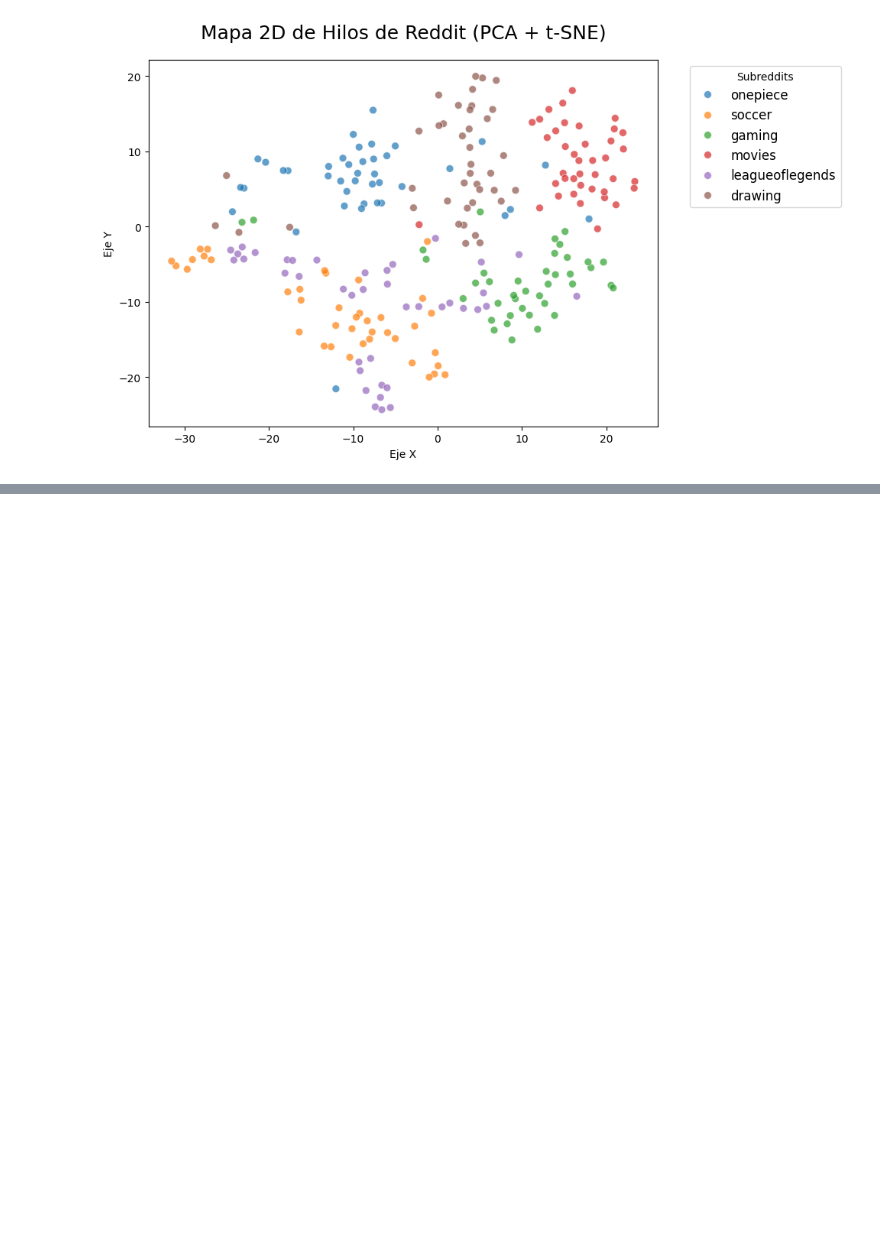
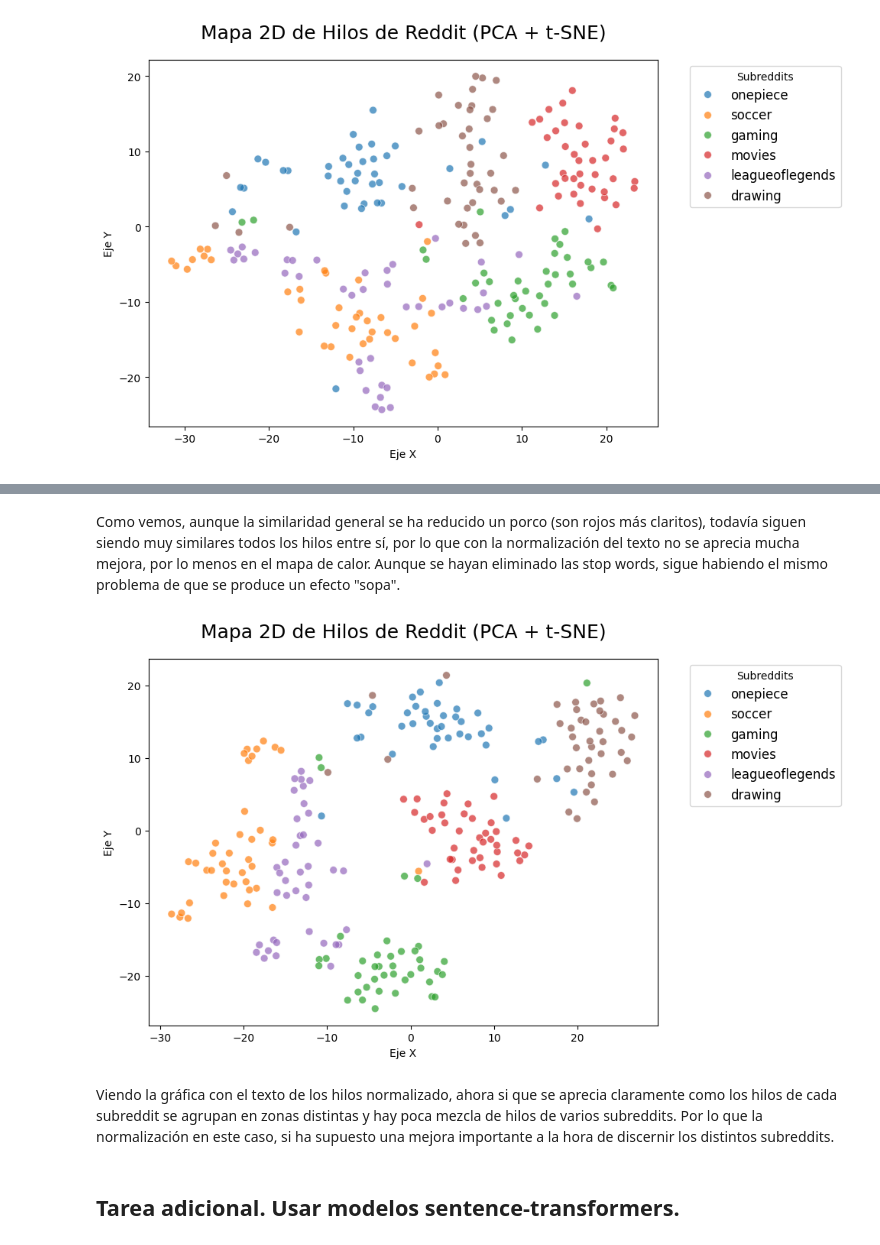
Before and after one commit to mario-mellinasn-um-es/PLN-entregable, a Jupyter notebook: apartado3.ipynb, the cells around one changed output, grey strips where cells are left out. Saved outputs shown, nothing was run; the diff lists cells and outputs as text; code cells hidden in the pictures; blank space fills up the shorter version.

Commit message:
Tarea base apartado 3 hecha

```diff
--- a/apartado3.ipynb
+++ b/apartado3.ipynb
@@ -209,0 +337,50 @@ plt.show()
+# %% [markdown]
+Como vemos, aunque la similaridad general se ha reducido un porco (son rojos más claritos), todavía siguen siendo muy similares todos los hilos entre sí, por lo que con la normalización del texto no se aprecia mucha mejora, por lo menos en el mapa de calor. Aunque se hayan eliminado las stop words, sigue habiendo el mismo problema de que se produce un efecto "sopa".
+# %%
+matriz_embeddings = np.vstack(df['sentence_embeddings_norm'].values)
+
+# Guardamos la lista de a qué subreddit pertenece cada fila
+etiquetas = df['subreddit'].values
+
+# Primero reducimos la dimensionalidad a 50 con PCA
+pca = PCA(n_components=50, random_state=42)
+reduc = pca.fit_transform(matriz_embeddings)
+
+# Ahora usamos otra técnica llamada TSNE para reducir la dimensionalidad a
+# 2 dimensiones, y poder mostrarlo en una gráfica.
+tsne = TSNE(perplexity=15, n_components=2, random_state=42)
+coords = tsne.fit_transform(reduc)
+
+# Juntamos las coordenadas y las etiquetas en un nuevo DataFrame
+df_plot = pd.DataFrame({
+    'Eje X': coords[:, 0],
+    'Eje Y': coords[:, 1],
+    'Subreddit': etiquetas
+})
+
+plt.figure(figsize=(10, 6))
+
+# Dibujamos la gráfica en la que los puntos de los distintos subreddits tienen colores diferentes para diferenciarlos
+sns.scatterplot(
+    data=df_plot,
+    x='Eje X',
+    y='Eje Y',
+    hue='Subreddit',
+    palette='tab10',
+    s=50,
+    alpha=0.7
+)
+
+
+plt.title('Mapa 2D de Hilos de Reddit (PCA + t-SNE)', fontsize=18, pad=20)
+# Movemos la leyenda fuera del gráfico para que no tape los puntos
+plt.legend(title='Subreddits', bbox_to_anchor=(1.05, 1), loc='upper left', fontsize=12)
+
+plt.tight_layout()
+plt.show()
+# %% [output]
+[figure, added]
+# %% [markdown]
+Viendo la gráfica con el texto de los hilos normalizado, ahora si que se aprecia claramente como los hilos de cada subreddit se agrupan en zonas distintas y hay poca mezcla de hilos de varios subreddits. Por lo que la normalización en este caso, si ha supuesto una mejora importante a la hora de discernir los distintos subreddits.
+# %% [markdown]
+## Tarea adicional. Usar modelos sentence-transformers.
```
Also changed, not shown: parts of 12 cells of this notebook.
